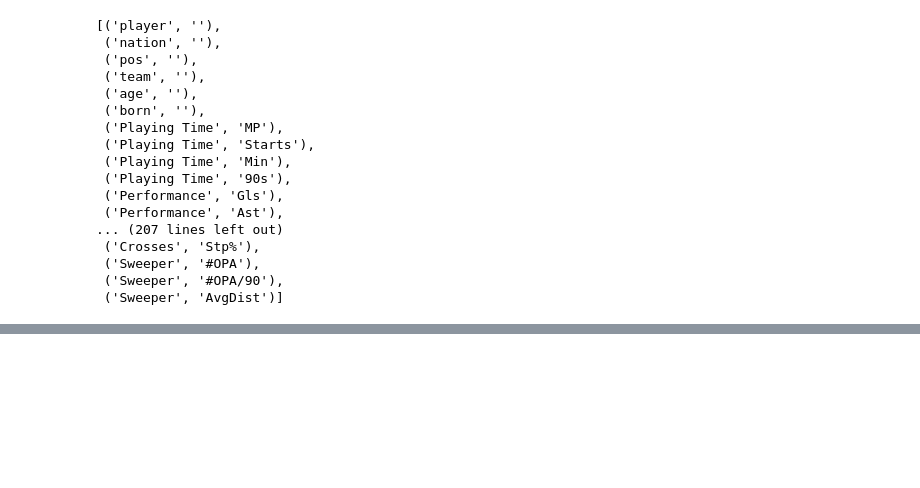
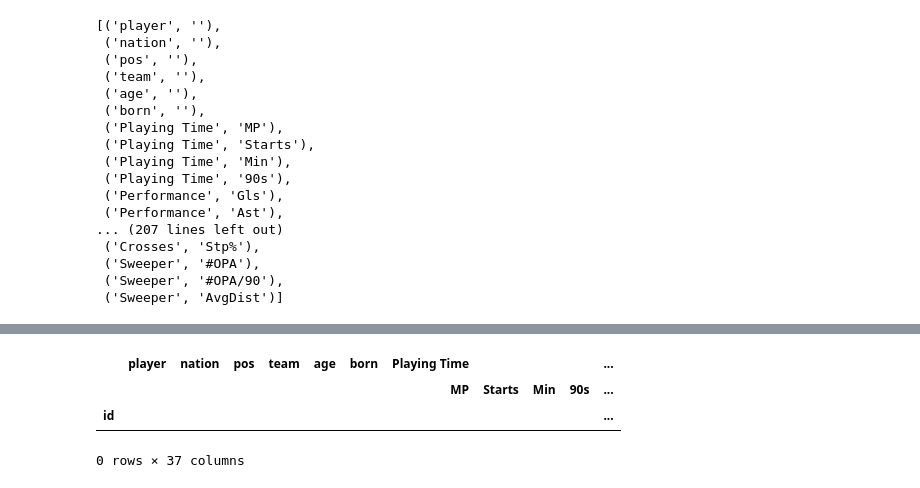
Before and after one commit to PTIT-D22KH/fbref-experimenting, a Jupyter notebook: fbref-players/epl/epl.ipynb, the cells around one changed output, grey strips where cells are left out. Cells and saved outputs as stored; diff of their text form; code cells hidden in the pictures; blank space fills up the shorter version.

```diff
--- a/fbref-players/epl/epl.ipynb
+++ b/fbref-players/epl/epl.ipynb
@@ -21,5 +20,5 @@ fb.FBref.available_leagues()
  'UCL',
  'UEL']
 # %%
-fbref = fb.FBref('ENG-EPL', '2024-2025')
+fbref = fb.FBref('ENG-EPL', '2023-2024')
 # %% [output]
@@ -393,3 +392,38 @@ merged_df.columns.to_list()
  ('Sweeper', '#OPA'),
  ('Sweeper', '#OPA/90'),
  ('Sweeper', 'AvgDist')]
+# %%
+stats_list = ['standard',
+         'shooting',
+             'passing',
+             'passing_types',
+            'goal_shot_creation',
+             'defense',
+             'possession',
+             'misc',
+              'keeper',
+            'keeper_adv'
+             ]
+keeper_stats_list = []
+non_related_list = ['playing_time']
+df_list = []
+df1 = fbref.read_player_season_stats('standard')
+player_counts = df1['player'].value_counts()
+# Filter the DataFrame to exclude these players
+players_to_drop = player_counts[player_counts >= 2]
+print(players_to_drop)
+# df1_filtered = df1[df1['player'].isin(gk_list)]
+# df_list.append(df1_filtered)
+# dropped_columns = ['nation', 'pos', 'team', 'age', 'born' , 'league', 'season']
+# for i in range(1, len(stats_list)):
+#     df = fbref.read_player_season_stats(stats_list[i])
+#     df.drop(columns = dropped_columns, inplace = True)
+#     df.fillna(0, inplace = True)
+#     player_counts = df['player'].value_counts()
+
+#     # Identify players with 2 or more occurrences
+#     players_to_drop = player_counts[player_counts >= 2].index
+
+#     # Filter the DataFrame to exclude these players
+#     df_filtered = df[df['player'].isin(gk_list)]
+#     df_list.append(df_filtered)
@@ -395,0 +447,9 @@ merged_df.columns.to_list()
+# %%
+df1_filtered = df1[df1['player'].isin(players_to_drop)]
+# %%
+df1_filtered
+# %% [output]
+|  | player | nation | pos | team | age | born | Playing Time |  |  |  | ... |
+|  |  |  |  |  |  |  | MP | Starts | Min | 90s | ... |
+| id |  |  |  |  |  |  |  |  |  |  | ... |
+0 rows × 37 columns
```
Also changed, not shown: parts of 3 cells of this notebook, 1 other file.
